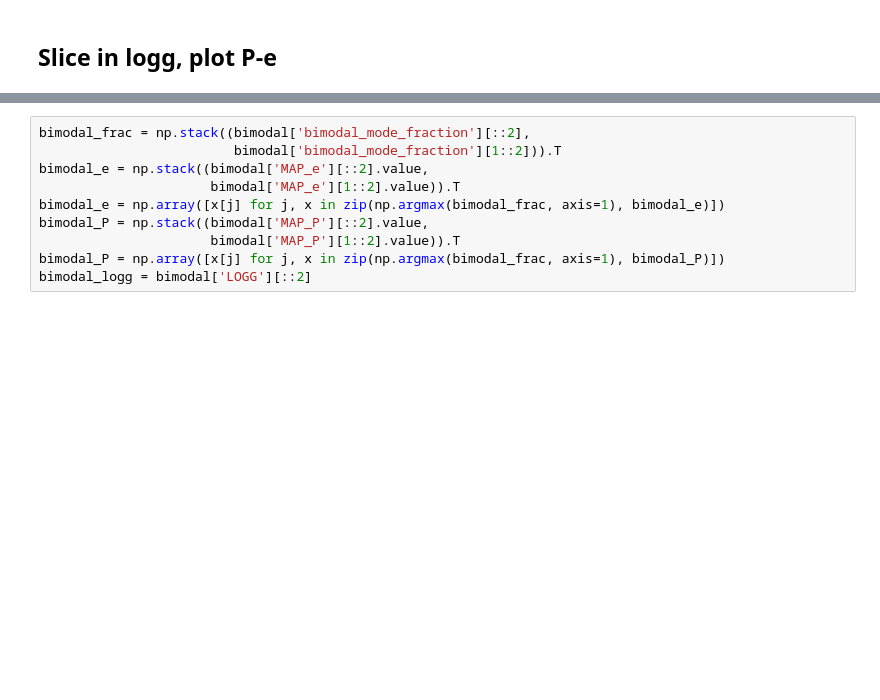
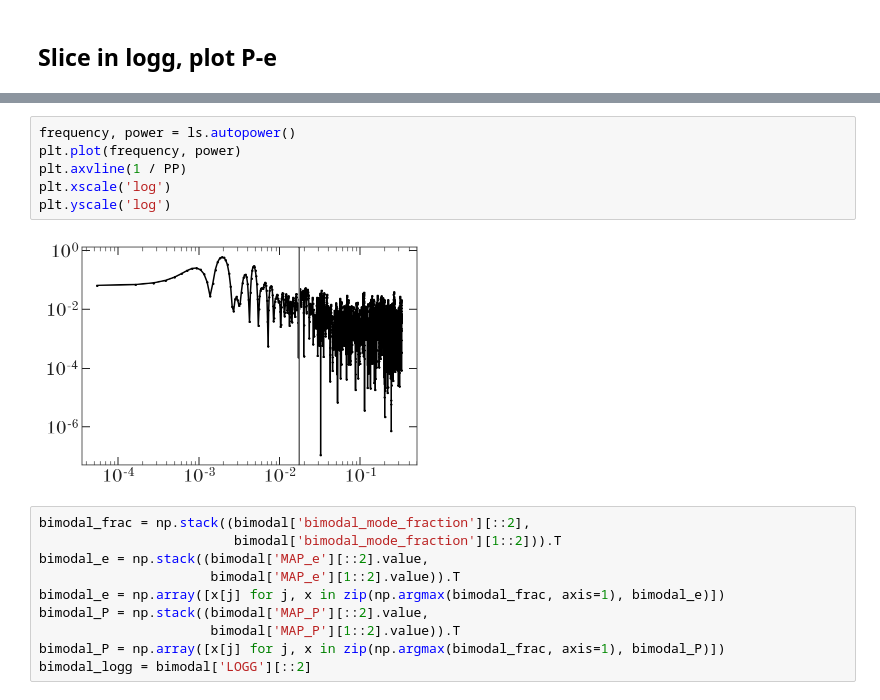
Before and after one commit to adrn/apogee-dr16-vac, a Jupyter notebook: notebooks/figures/Figure-gold-sample.ipynb, the cells around one changed output, grey strips where cells are left out. Cells and saved outputs as stored; diff of their text form; blank space fills up the shorter version.

```diff
--- a/notebooks/figures/Figure-gold-sample.ipynb
+++ b/notebooks/figures/Figure-gold-sample.ipynb
@@ -248,3 +282,11 @@ fig.savefig(os.path.join(figure_path, 'm2_m1_roche.pdf'), dpi=250)
+# %%
+frequency, power = ls.autopower()
+plt.plot(frequency, power)
+plt.axvline(1 / PP)
+plt.xscale('log')
+plt.yscale('log')
+# %% [output]
+[figure, added]
 # %%
 bimodal_frac = np.stack((bimodal['bimodal_mode_fraction'][::2],
                          bimodal['bimodal_mode_fraction'][1::2])).T
```
Also changed, not shown: parts of 9 cells of this notebook, 5 other files.
